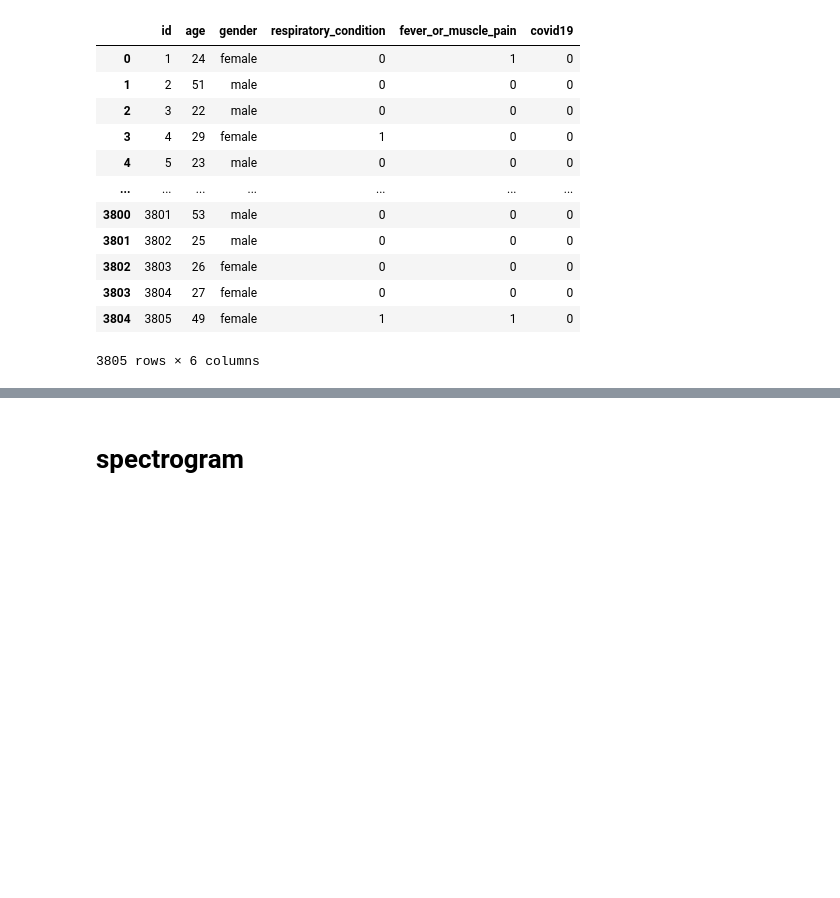
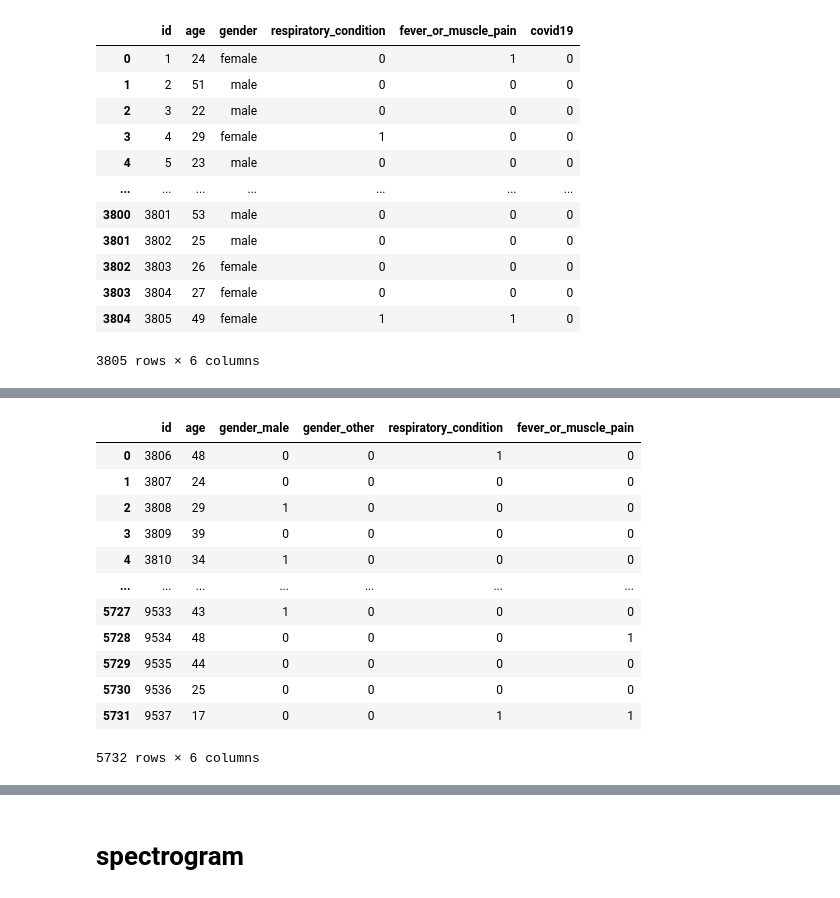
Before and after one commit to bub3690/dacon_study, a Jupyter notebook: covid19/EDA.ipynb, the cells around one changed output, grey strips where cells are left out. Saved outputs shown, nothing was run; the diff lists cells and outputs as text; code cells hidden in the pictures; blank space fills up the shorter version.

```diff
--- a/covid19/EDA.ipynb
+++ b/covid19/EDA.ipynb
@@ -24,3 +24,5 @@ train_df=pd.read_csv("D:/dacon/covid19/data/train_data.csv")
+# %%
+test_df = pd.read_csv("D:/dacon/covid19/data/test_data.csv")
 # %%
 #load
 with open("D:/dacon/covid19/data/pickles/train_dict.pickle","rb") as fr:
@@ -69,0 +74,2 @@ Name: covid19, dtype: int64
+# %%
+test_df[['gender','respiratory_condition','fever_or_muscle_pain']] = test_df[['gender','respiratory_condition','fever_or_muscle_pain']].astype('category')
@@ -69,0 +97,21 @@ Name: covid19, dtype: int64
+# %%
+test_df=pd.get_dummies(test_df,drop_first=True)
+# %%
+test_df.columns = ['id', 'age', 'gender_male', 'gender_other', 'respiratory_condition',
+       'fever_or_muscle_pain']
+# %%
+test_df
+# %% [output]
+|  | id | age | gender_male | gender_other | respiratory_condition | fever_or_muscle_pain |
+| 0 | 3806 | 48 | 0 | 0 | 1 | 0 |
+| 1 | 3807 | 24 | 0 | 0 | 0 | 0 |
+| 2 | 3808 | 29 | 1 | 0 | 0 | 0 |
+| 3 | 3809 | 39 | 0 | 0 | 0 | 0 |
+| 4 | 3810 | 34 | 1 | 0 | 0 | 0 |
+| ... | ... | ... | ... | ... | ... | ... |
+| 5727 | 9533 | 43 | 1 | 0 | 0 | 0 |
+| 5728 | 9534 | 48 | 0 | 0 | 0 | 1 |
+| 5729 | 9535 | 44 | 0 | 0 | 0 | 0 |
+| 5730 | 9536 | 25 | 0 | 0 | 0 | 0 |
+| 5731 | 9537 | 17 | 0 | 0 | 1 | 1 |
+5732 rows × 6 columns
```
Also changed, not shown: parts of 9 cells of this notebook, 3 other files.
